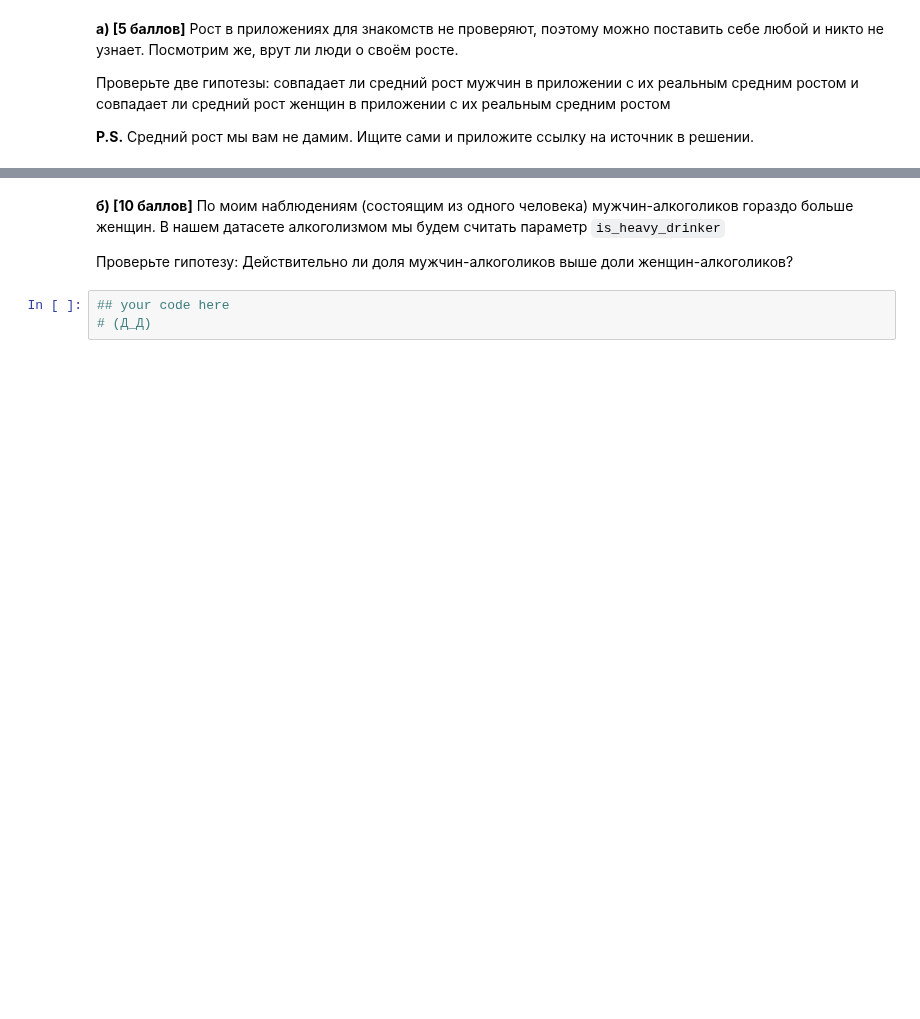
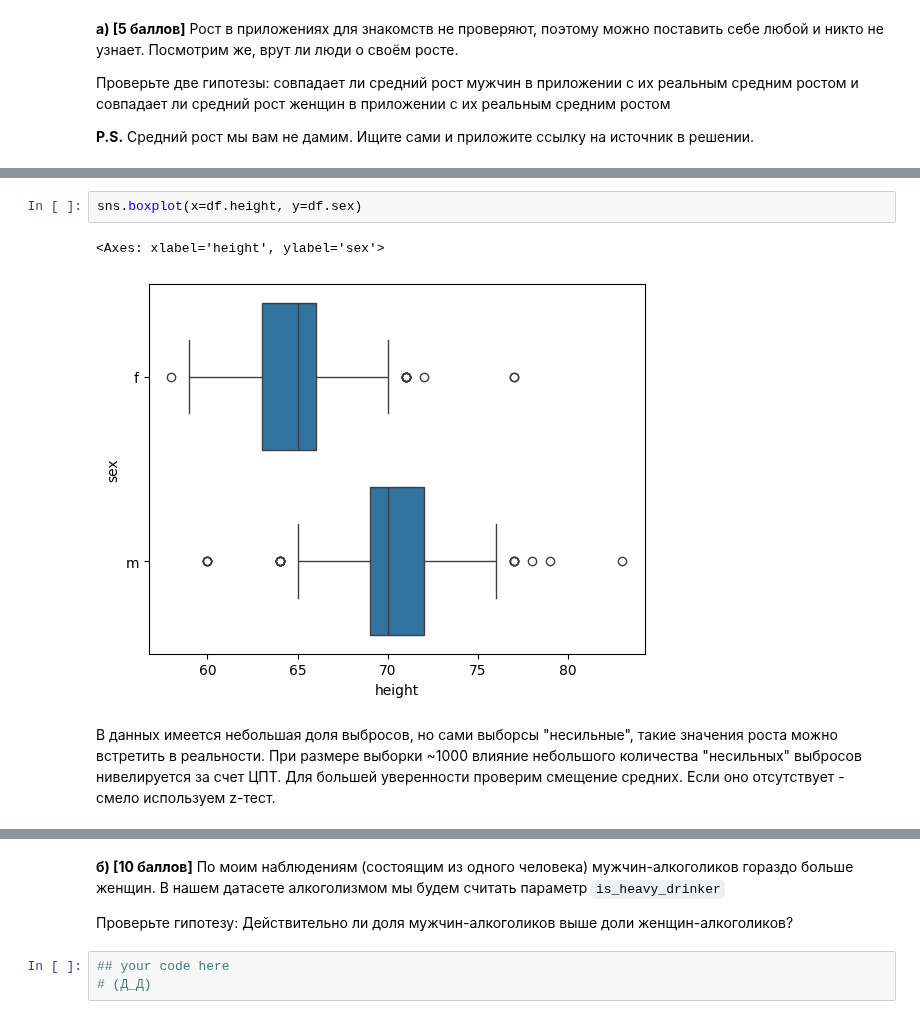
Before and after one commit to PavelMKh/HSE-AI, a Jupyter notebook: Math/stat_hw6.ipynb, the cells around one changed output, grey strips where cells are left out. Saved outputs shown, nothing was run; the diff lists cells and outputs as text; blank space fills up the shorter version.

```diff
--- a/Math/stat_hw6.ipynb
+++ b/Math/stat_hw6.ipynb
@@ -49,0 +132,7 @@ __Вывод:__
+# %%
+sns.boxplot(x=df.height, y=df.sex)
+# %% [output]
+<Axes: xlabel='height', ylabel='sex'>
+[figure, added]
+# %% [markdown]
+В данных имеется небольшая доля выбросов, но сами выборсы "несильные", такие значения роста можно встретить в реальности. При размере выборки ~1000 влияние небольшого количества "несильных" выбросов нивелируется за счет ЦПТ. Для большей уверенности проверим смещение средних. Если оно отсутствует - смело используем z-тест.
```
Also changed, not shown: parts of 17 cells of this notebook.
